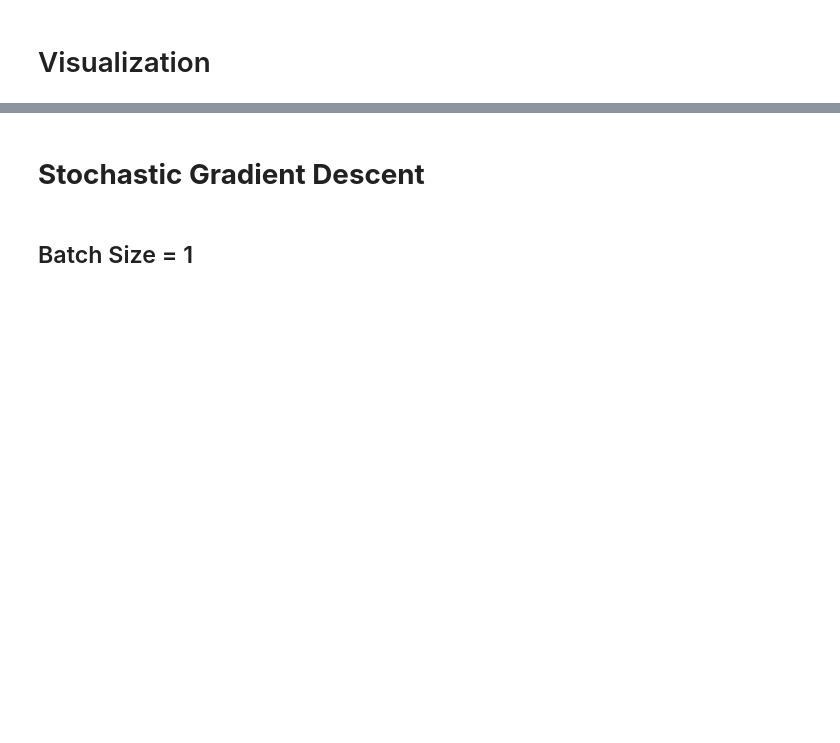
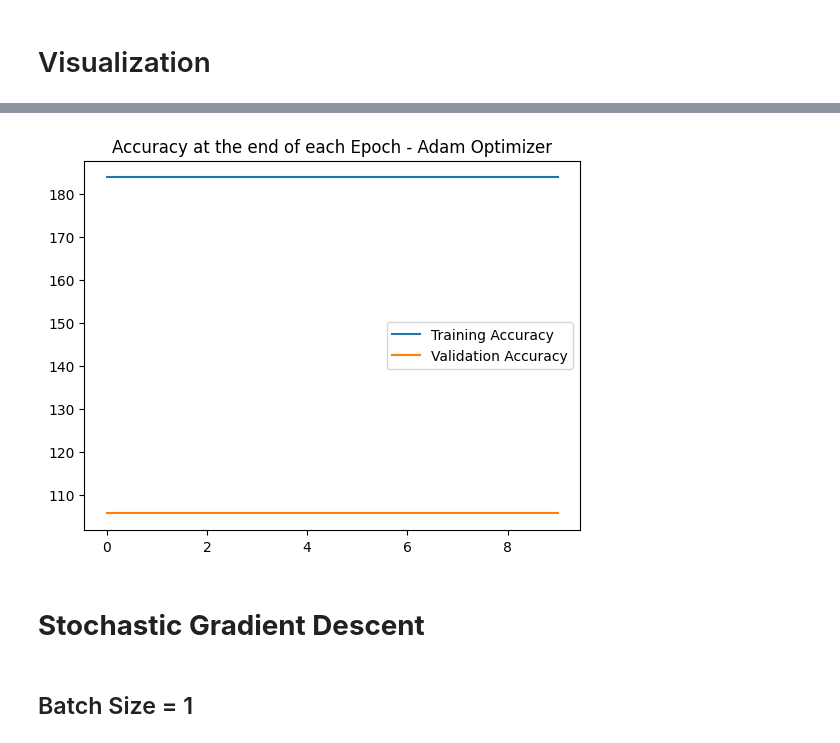
Before and after one commit to gautam-pai/Brain-Tumor-Classification, a Jupyter notebook: Model & Visualizations.ipynb, the cells around one changed output, grey strips where cells are left out. Drawn from its saved outputs; the diff is of its cells as text; code cells hidden in the pictures; blank space fills up the shorter version.

```diff
--- a/Model & Visualizations.ipynb
+++ b/Model & Visualizations.ipynb
@@ -514,13 +517,15 @@ plt.savefig("Loss Batch 64 Adam.png")
 # %%
 train_correct_cpu_64 = [loss.cpu().detach().numpy() for loss in train_correct_64]
 test_correct_cpu_64 = [loss.cpu().detach().numpy() for loss in test_correct_64]
 
-plt.plot([(t/len(train_dataloader))*10 for t in train_correct_cpu_64],label="Training Accuracy")
-plt.plot([(t/len(test_dataloader))*10 for t in test_correct_cpu_64],label="Validation Accuracy")
+plt.plot([t/8.9 for t in train_correct_cpu_64],label="Training Accuracy")
+plt.plot([t/1.2 for t in test_correct_cpu_64],label="Validation Accuracy")
 plt.title("Accuracy at the end of each Epoch - Adam Optimizer")
 plt.legend()
 
 plt.savefig("Accuracy Batch 64 Adam.png")
+# %% [output]
+[figure, added]
 # %% [markdown]
 # **Stochastic Gradient Descent**
 # %% [markdown]
```
Also changed, not shown: parts of 25 cells of this notebook.
